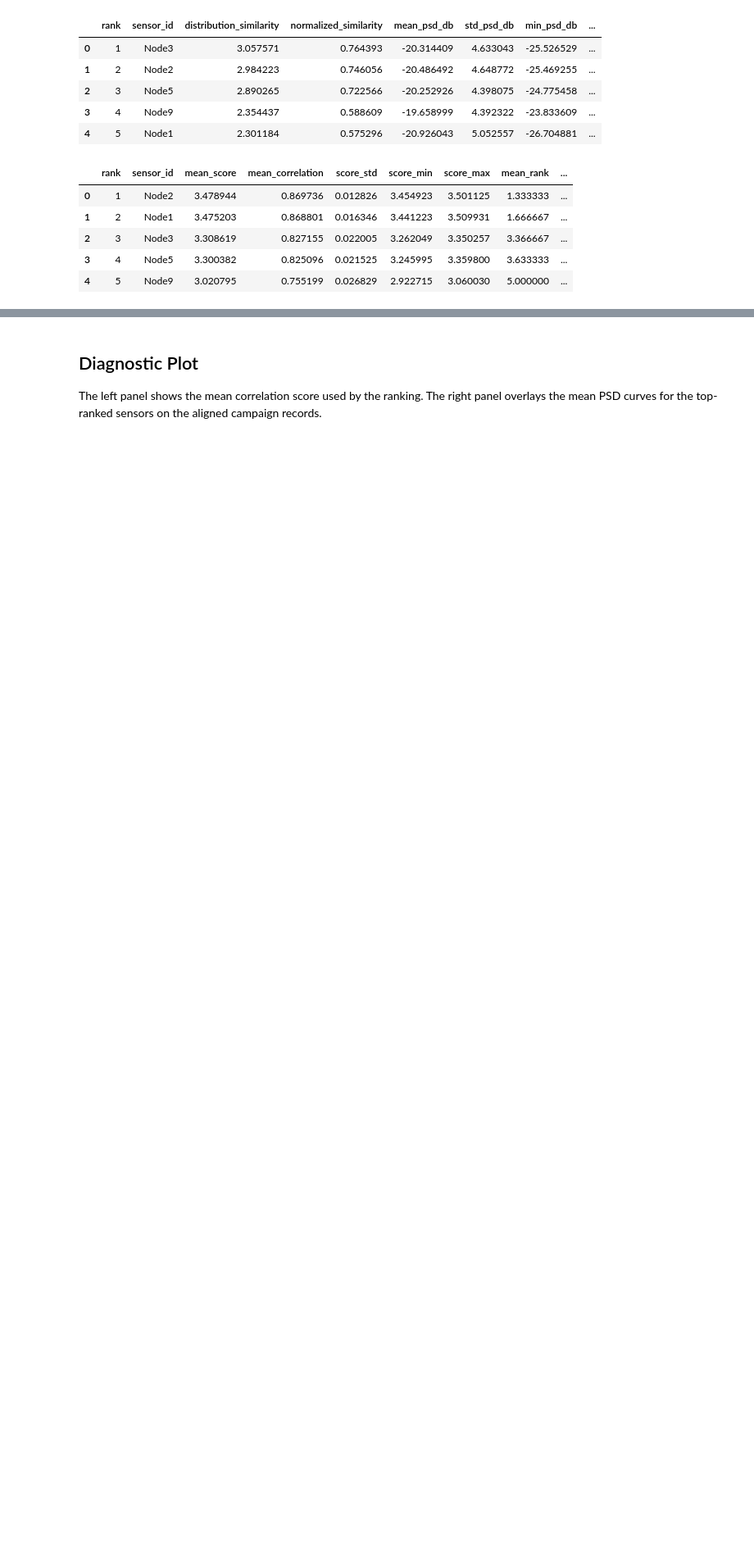
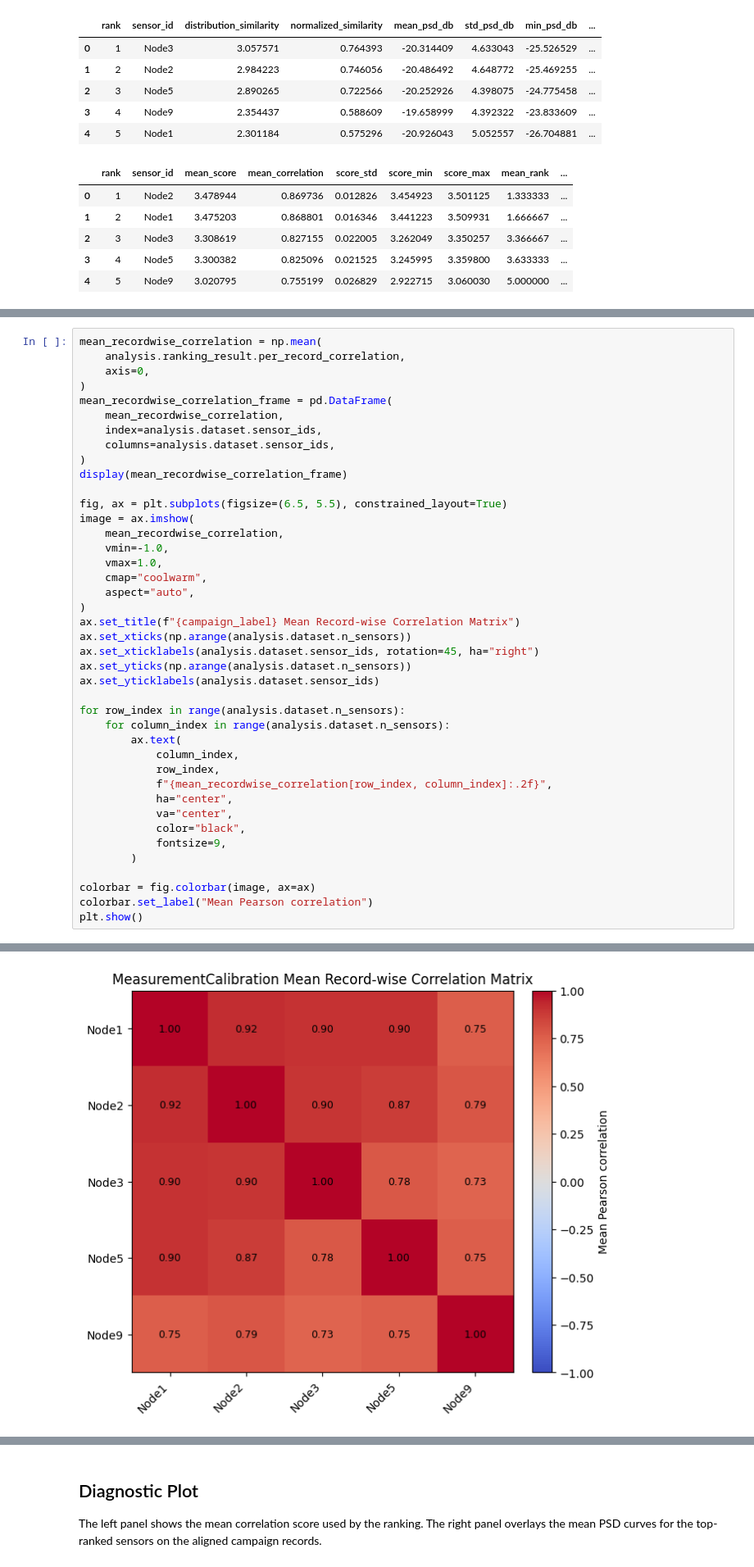
Before and after one commit to AlmondSund/MeasurementCalibration, a Jupyter notebook: notebooks/examples/sensor_ranking.ipynb, the cells around one changed output, grey strips where cells are left out. Shown at 82% size. Saved outputs shown, nothing was run; the diff lists cells and outputs as text; blank space fills up the shorter version.

Commit message:
ranking

```diff
--- a/notebooks/examples/sensor_ranking.ipynb
+++ b/notebooks/examples/sensor_ranking.ipynb
@@ -203,0 +208,42 @@ display(stability_frame)
+# %%
+mean_recordwise_correlation = np.mean(
+    analysis.ranking_result.per_record_correlation,
+    axis=0,
+)
+mean_recordwise_correlation_frame = pd.DataFrame(
+    mean_recordwise_correlation,
+    index=analysis.dataset.sensor_ids,
+    columns=analysis.dataset.sensor_ids,
+)
+display(mean_recordwise_correlation_frame)
+
+fig, ax = plt.subplots(figsize=(6.5, 5.5), constrained_layout=True)
+image = ax.imshow(
+    mean_recordwise_correlation,
+    vmin=-1.0,
+    vmax=1.0,
+    cmap="coolwarm",
+    aspect="auto",
+)
+ax.set_title(f"{campaign_label} Mean Record-wise Correlation Matrix")
+ax.set_xticks(np.arange(analysis.dataset.n_sensors))
+ax.set_xticklabels(analysis.dataset.sensor_ids, rotation=45, ha="right")
+ax.set_yticks(np.arange(analysis.dataset.n_sensors))
+ax.set_yticklabels(analysis.dataset.sensor_ids)
+
+for row_index in range(analysis.dataset.n_sensors):
+    for column_index in range(analysis.dataset.n_sensors):
+        ax.text(
+            column_index,
+            row_index,
+            f"{mean_recordwise_correlation[row_index, column_index]:.2f}",
+            ha="center",
+            va="center",
+            color="black",
+            fontsize=9,
+        )
+
+colorbar = fig.colorbar(image, ax=ax)
+colorbar.set_label("Mean Pearson correlation")
+plt.show()
+# %% [output]
@@ -203,0 +256 @@ display(stability_frame)
+[figure, added]
```
Also changed, not shown: parts of 4 cells of this notebook.
